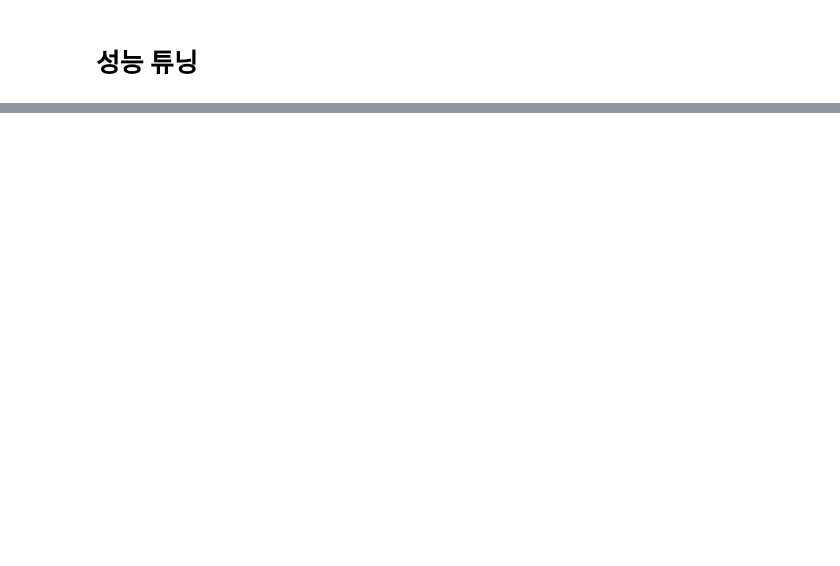
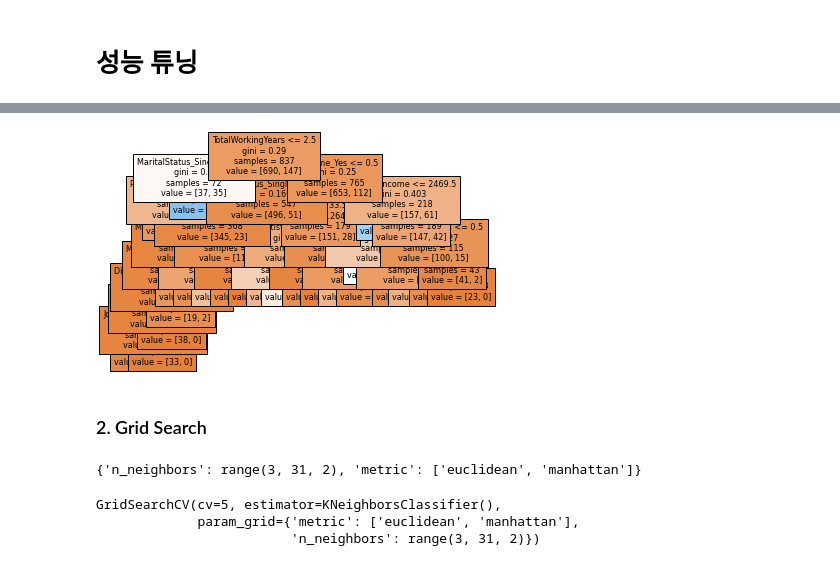
Before and after one commit to mskyun721/aivle_python, a Jupyter notebook: Class/sklearn.ipynb, the cells around one changed output, grey strips where cells are left out. Saved outputs shown, nothing was run; the diff lists cells and outputs as text; code cells hidden in the pictures; blank space fills up the shorter version.

```diff
--- a/Class/sklearn.ipynb
+++ b/Class/sklearn.ipynb
@@ -265,0 +364,2 @@ plt.show()
+# %%
+model_rs.fit(x_train_mm, y_train)
@@ -265,0 +473,16 @@ plt.show()
+# %%
+plot_tree(model_r.best_estimator_
+            , feature_names = list(x_train)
+            , filled = True
+            , fontsize=8
+            )
+plt.show()
+# %% [output]
+[figure, added]
+# %% [markdown]
+### 2. Grid Search
+# %%
+params = { 'n_neighbors' : range(3,31,2), 'metric' : ['euclidean', 'manhattan']  }
+params
+# %% [output]
+{'n_neighbors': range(3, 31, 2), 'metric': ['euclidean', 'manhattan']}
@@ -265,0 +492,6 @@ plt.show()
+# %%
+model_gs.fit(x_train_mm, y_train)
+# %% [output]
+GridSearchCV(cv=5, estimator=KNeighborsClassifier(),
+             param_grid={'metric': ['euclidean', 'manhattan'],
+                         'n_neighbors': range(3, 31, 2)})
```
Also changed, not shown: parts of 79 cells of this notebook.
